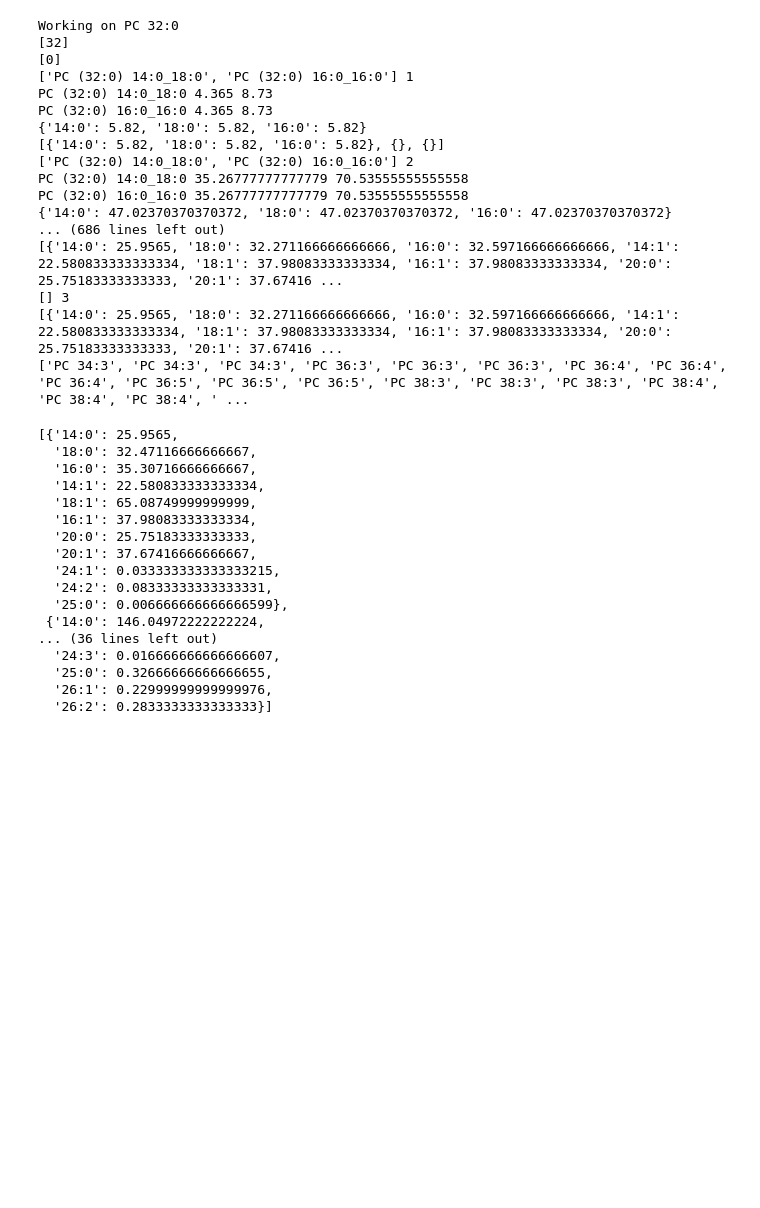
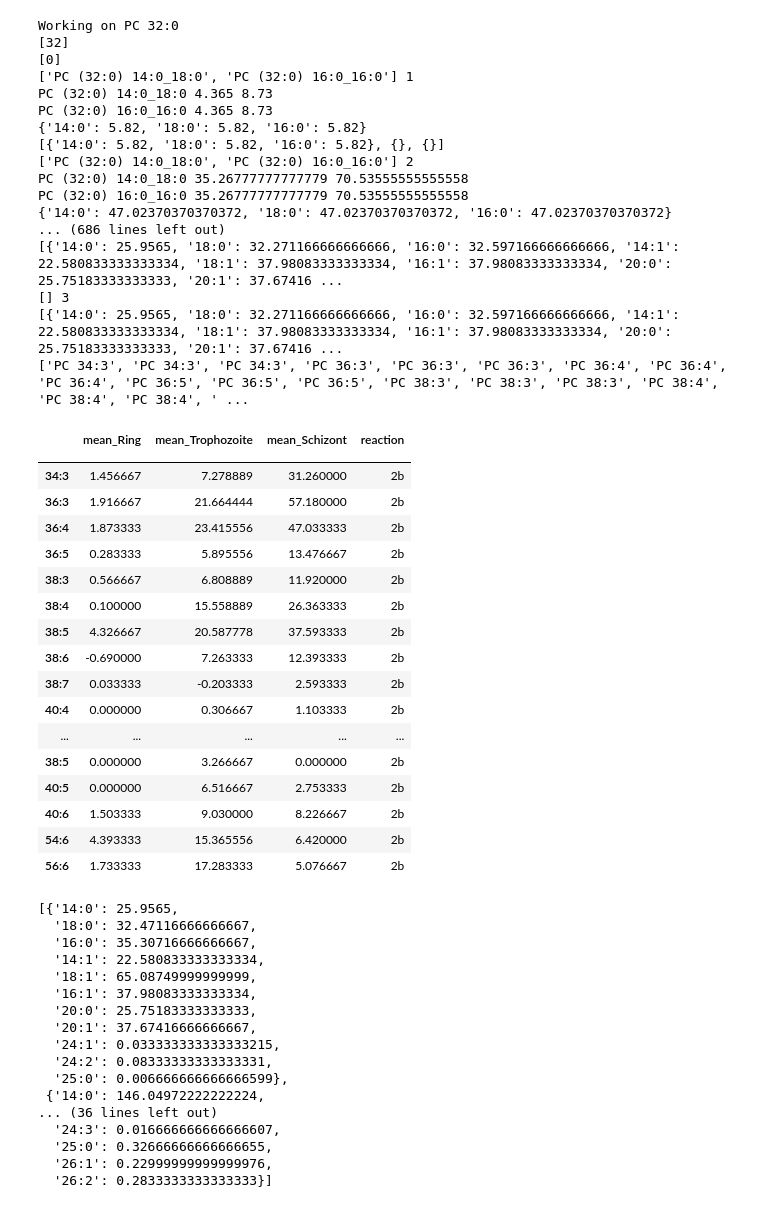
Before and after one commit to Nexia23/Plasmodium_abs_FBA, a Jupyter notebook: Datasets/FBA_stoichs.ipynb, the cells around one changed output. Cells and saved outputs as stored; diff of their text form; code cells hidden in the pictures; blank space fills up the shorter version.

```diff
--- a/Datasets/FBA_stoichs.ipynb
+++ b/Datasets/FBA_stoichs.ipynb
@@ -573,6 +573,39 @@ for key,values in side_chain_dic.items():
             continue
         else:
             stoich_side_chain_lst[i-1][key] = stoich_side_chain_lst[i-1].get(key, 0) + vl
+# %%
+def string_spliter(string):
+    if 'O' in string:
+        return string.split('-')[-1]
+    return string.split(' ')[-1]
+
+pupative_imported = permutation[permutation.index.isin(outlayers)]
+pupative_imported = pupative_imported.T-pupative_imported['mean_RBC'].values
+pupative_imported = pupative_imported.T
+pupative_imported['chains'] = pupative_imported.index.map(string_spliter)
+pupative_imported = pupative_imported.set_index('chains')
+pupative_imported=pupative_imported.drop(columns='mean_RBC')
+pupative_imported['reaction']= ['2b']*len(pupative_imported)
+pupative_imported
+# %% [output]
+|  | mean_Ring | mean_Trophozoite | mean_Schizont | reaction |
+|  |  |  |  |  |
+| 34:3 | 1.456667 | 7.278889 | 31.260000 | 2b |
+| 36:3 | 1.916667 | 21.664444 | 57.180000 | 2b |
+| 36:4 | 1.873333 | 23.415556 | 47.033333 | 2b |
+| 36:5 | 0.283333 | 5.895556 | 13.476667 | 2b |
+| 38:3 | 0.566667 | 6.808889 | 11.920000 | 2b |
+| 38:4 | 0.100000 | 15.558889 | 26.363333 | 2b |
+| 38:5 | 4.326667 | 20.587778 | 37.593333 | 2b |
+| 38:6 | -0.690000 | 7.263333 | 12.393333 | 2b |
+| 38:7 | 0.033333 | -0.203333 | 2.593333 | 2b |
+| 40:4 | 0.000000 | 0.306667 | 1.103333 | 2b |
+| ... | ... | ... | ... | ... |
+| 38:5 | 0.000000 | 3.266667 | 0.000000 | 2b |
+| 40:5 | 0.000000 | 6.516667 | 2.753333 | 2b |
+| 40:6 | 1.503333 | 9.030000 | 8.226667 | 2b |
+| 54:6 | 4.393333 | 15.365556 | 6.420000 | 2b |
+| 56:6 | 1.733333 | 17.283333 | 5.076667 | 2b |
 # %%
 stoich_side_chain_lst
 # %% [output]
```
Also changed, not shown: parts of 15 cells of this notebook, 2 other files.
